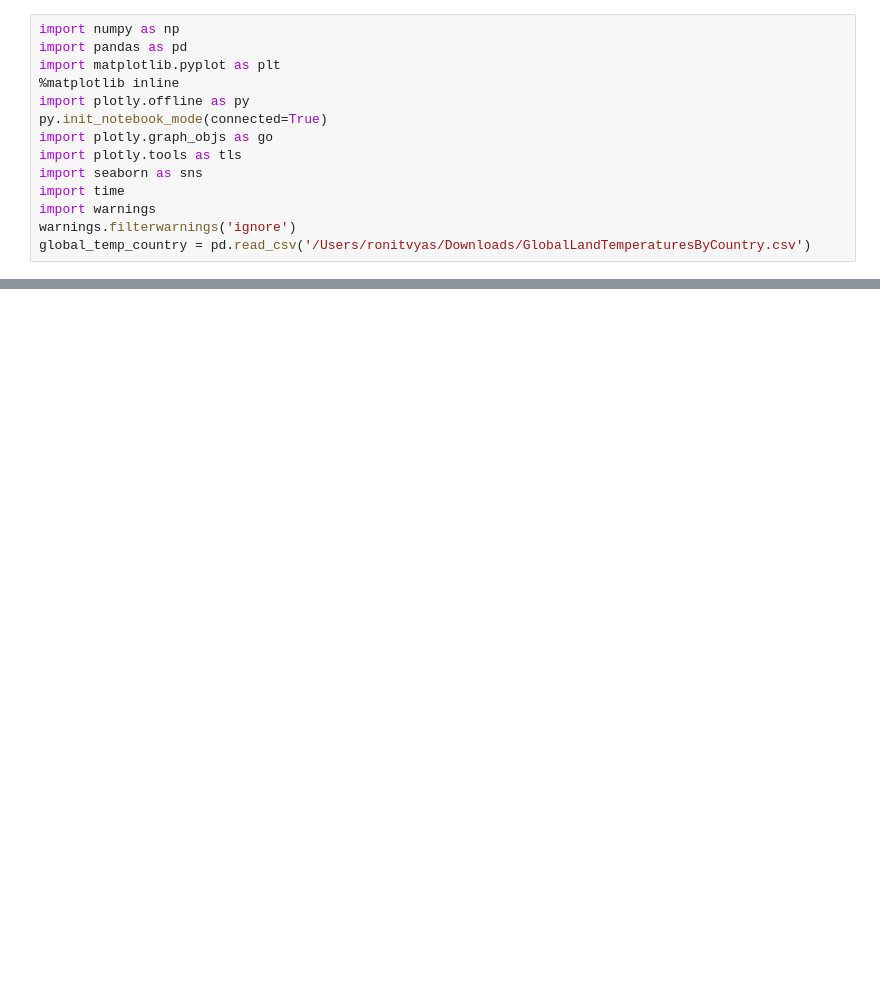
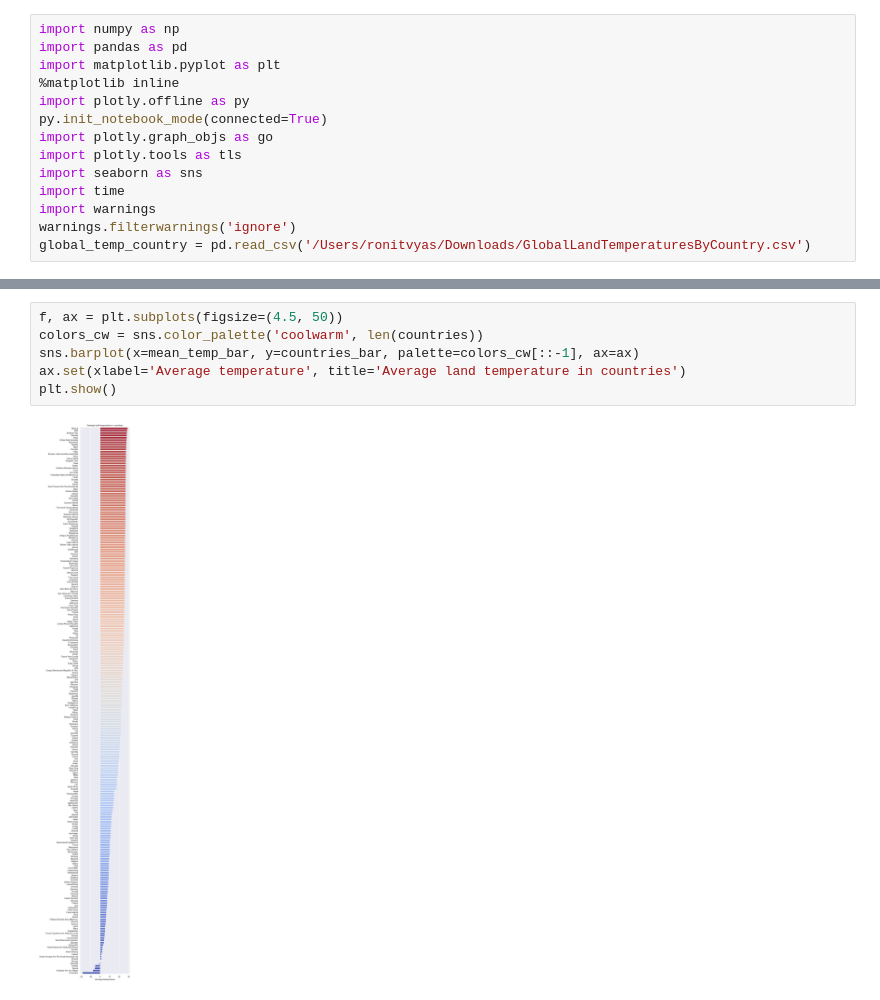
Before and after one commit to vyas88/CloudDeploymentProject, a Jupyter notebook: Global_Temp.ipynb, the cells around one changed output, grey strips where cells are left out. Cells and saved outputs as stored; diff of their text form; blank space fills up the shorter version.

```diff
--- a/Global_Temp.ipynb
+++ b/Global_Temp.ipynb
@@ -64,3 +64,11 @@ fig = dict(data=data, layout=layout)
 py.iplot(fig, validate=False, filename='worldmap')
 # %% [output]
 [interactive output not drawn]
+# %%
+f, ax = plt.subplots(figsize=(4.5, 50))
+colors_cw = sns.color_palette('coolwarm', len(countries))
+sns.barplot(x=mean_temp_bar, y=countries_bar, palette=colors_cw[::-1], ax=ax)
+ax.set(xlabel='Average temperature', title='Average land temperature in countries')
+plt.show()
+# %% [output]
+[figure, added]
```
Also changed, not shown: parts of 4 cells of this notebook.
